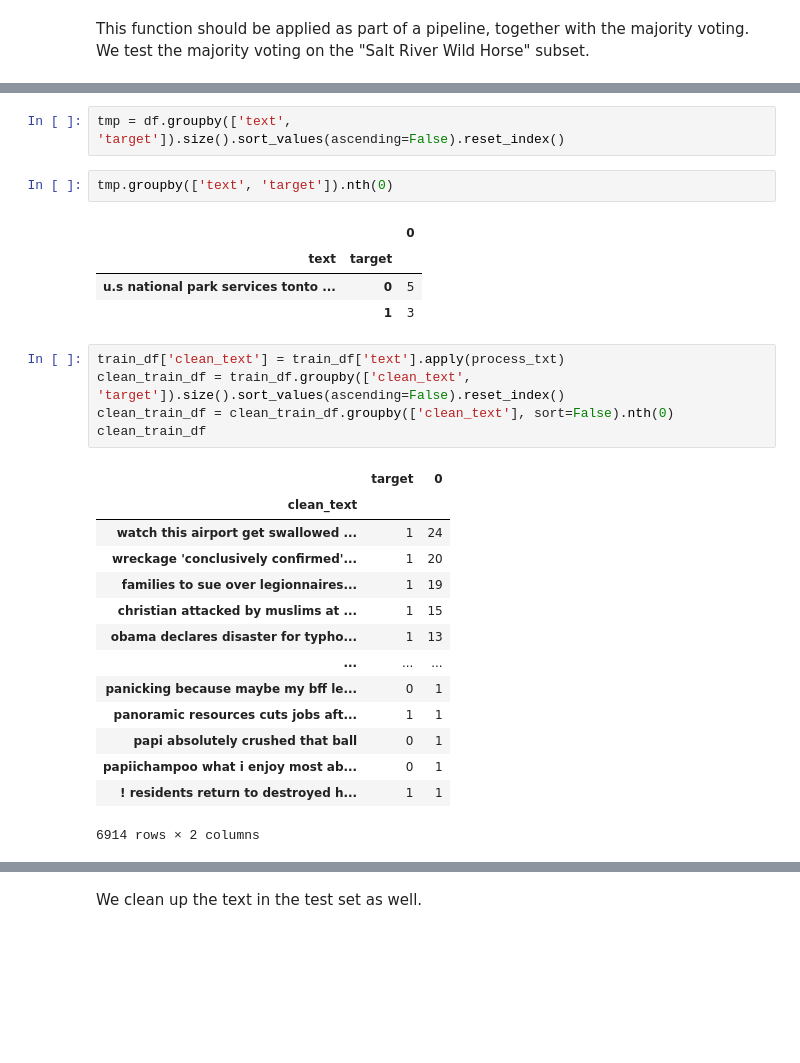
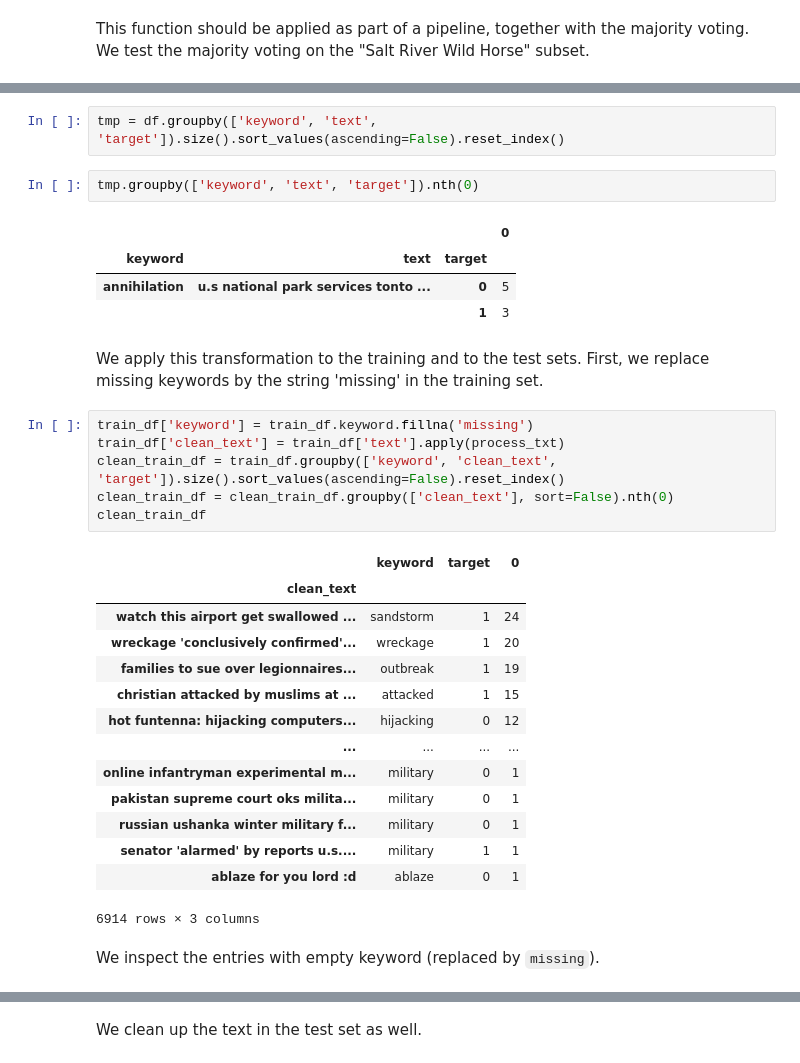
Before and after one commit to gdario/real_or_not, a Jupyter notebook: nbs/eda.ipynb, the cells around one changed output, grey strips where cells are left out. Cells and saved outputs as stored; diff of their text form; blank space fills up the shorter version.

```diff
--- a/nbs/eda.ipynb
+++ b/nbs/eda.ipynb
@@ -176,29 +238,34 @@ df
 # %%
-tmp = df.groupby(['text', 'target']).size().sort_values(ascending=False).reset_index()
+tmp = df.groupby(['keyword', 'text', 'target']).size().sort_values(ascending=False).reset_index()
 # %%
-tmp.groupby(['text', 'target']).nth(0)
+tmp.groupby(['keyword', 'text', 'target']).nth(0)
 # %% [output]
-|  |  | 0 |
-| text | target |  |
-| u.s national park services tonto ... | 0 | 5 |
-|  | 1 | 3 |
+|  |  |  | 0 |
+| keyword | text | target |  |
+| annihilation | u.s national park services tonto ... | 0 | 5 |
+|  |  | 1 | 3 |
+# %% [markdown]
+We apply this transformation to the training and to the test sets. First, we replace missing keywords by the string 'missing' in the training set.
 # %%
+train_df['keyword'] = train_df.keyword.fillna('missing')
 train_df['clean_text'] = train_df['text'].apply(process_txt)
-clean_train_df = train_df.groupby(['clean_text', 'target']).size().sort_values(ascending=False).reset_index()
+clean_train_df = train_df.groupby(['keyword', 'clean_text', 'target']).size().sort_values(ascending=False).reset_index()
 clean_train_df = clean_train_df.groupby(['clean_text'], sort=False).nth(0)
 clean_train_df
 # %% [output]
-|  | target | 0 |
-| clean_text |  |  |
-| watch this airport get swallowed ... | 1 | 24 |
-| wreckage 'conclusively confirmed'... | 1 | 20 |
-| families to sue over legionnaires... | 1 | 19 |
-| christian attacked by muslims at ... | 1 | 15 |
-| obama declares disaster for typho... | 1 | 13 |
-| ... | ... | ... |
-| panicking because maybe my bff le... | 0 | 1 |
-| panoramic resources cuts jobs aft... | 1 | 1 |
-| papi absolutely crushed that ball | 0 | 1 |
-| papiichampoo what i enjoy most ab... | 0 | 1 |
-| ! residents return to destroyed h... | 1 | 1 |
+|  | keyword | target | 0 |
+| clean_text |  |  |  |
+| watch this airport get swallowed ... | sandstorm | 1 | 24 |
+| wreckage 'conclusively confirmed'... | wreckage | 1 | 20 |
+| families to sue over legionnaires... | outbreak | 1 | 19 |
+| christian attacked by muslims at ... | attacked | 1 | 15 |
+| hot funtenna: hijacking computers... | hijacking | 0 | 12 |
+| ... | ... | ... | ... |
+| online infantryman experimental m... | military | 0 | 1 |
+| pakistan supreme court oks milita... | military | 0 | 1 |
+| russian ushanka winter military f... | military | 0 | 1 |
+| senator 'alarmed' by reports u.s.... | military | 1 | 1 |
+| ablaze for you lord :d | ablaze | 0 | 1 |
-6914 rows × 2 columns
+6914 rows × 3 columns
+# %% [markdown]
+We inspect the entries with empty keyword (replaced by `missing`).
```
Also changed, not shown: parts of 22 cells of this notebook, 8 other files.
